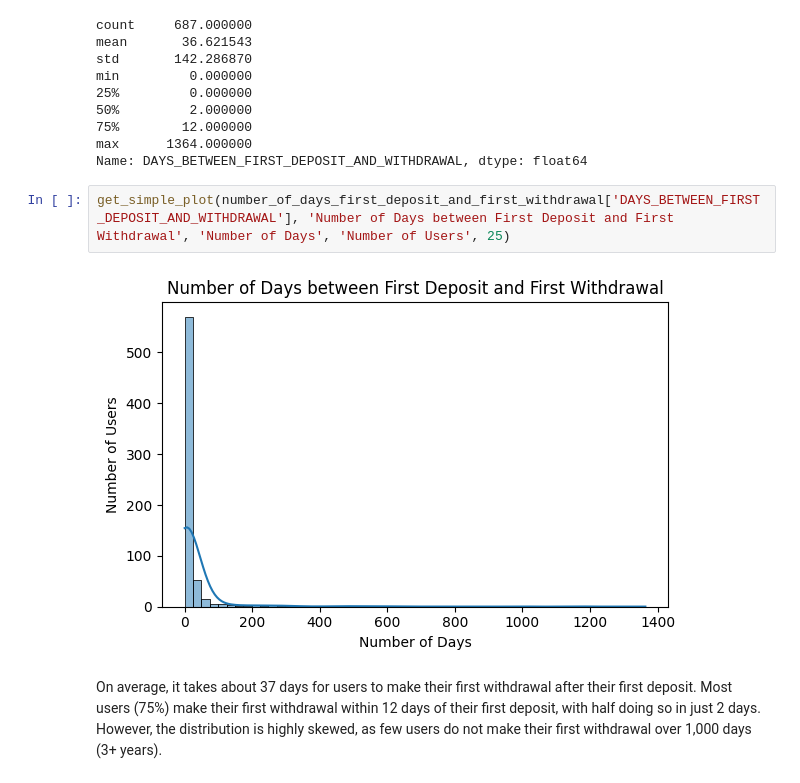
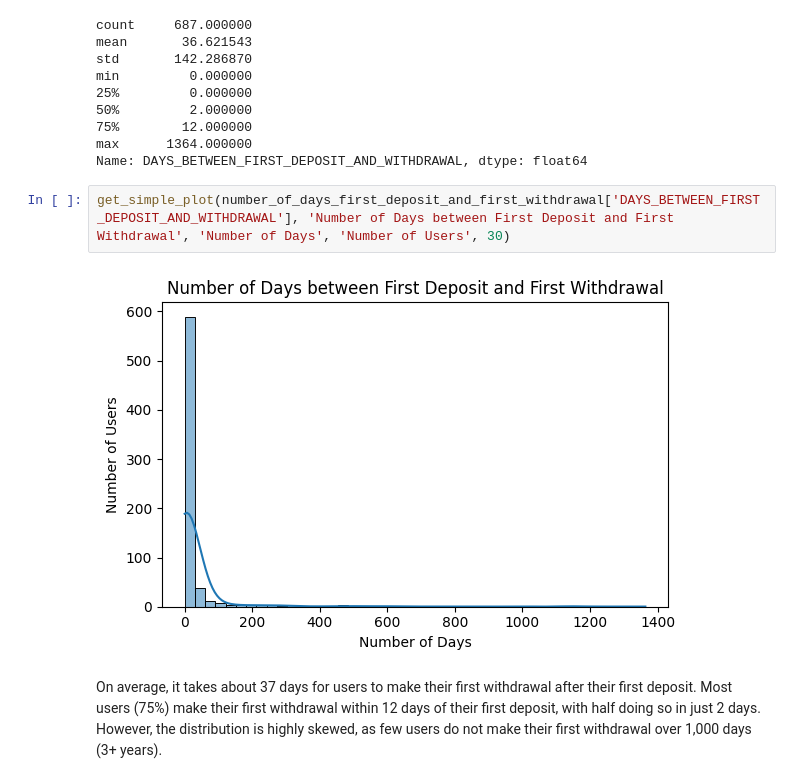
Before and after one commit to ycyuchengliu/coinbase_note, a Jupyter notebook: Coinbase_Data_HW.ipynb, the cells around one changed output. Saved outputs shown, nothing was run; the diff lists cells and outputs as text.

```diff
--- a/Coinbase_Data_HW.ipynb
+++ b/Coinbase_Data_HW.ipynb
@@ -268,9 +268,9 @@ min         0.000000
 max      1364.000000
 Name: DAYS_BETWEEN_FIRST_DEPOSIT_AND_WITHDRAWAL, dtype: float64
 # %%
-get_simple_plot(number_of_days_first_deposit_and_first_withdrawal['DAYS_BETWEEN_FIRST_DEPOSIT_AND_WITHDRAWAL'], 'Number of Days between First Deposit and First Withdrawal', 'Number of Days', 'Number of Users', 25)
+get_simple_plot(number_of_days_first_deposit_and_first_withdrawal['DAYS_BETWEEN_FIRST_DEPOSIT_AND_WITHDRAWAL'], 'Number of Days between First Deposit and First Withdrawal', 'Number of Days', 'Number of Users', 30)
 # %% [output]
-[figure, old version]
+[figure, new version]
 # %% [markdown]
 On average, it takes about 37 days for users to make their first withdrawal after their first deposit. Most users (75%) make their first withdrawal within 12 days of their first deposit, with half doing so in just 2 days. However, the distribution is highly skewed, as few users do not make their first withdrawal over 1,000 days (3+ years).
 # %% [markdown]
```
Also changed, not shown: parts of 1 cell of this notebook.
